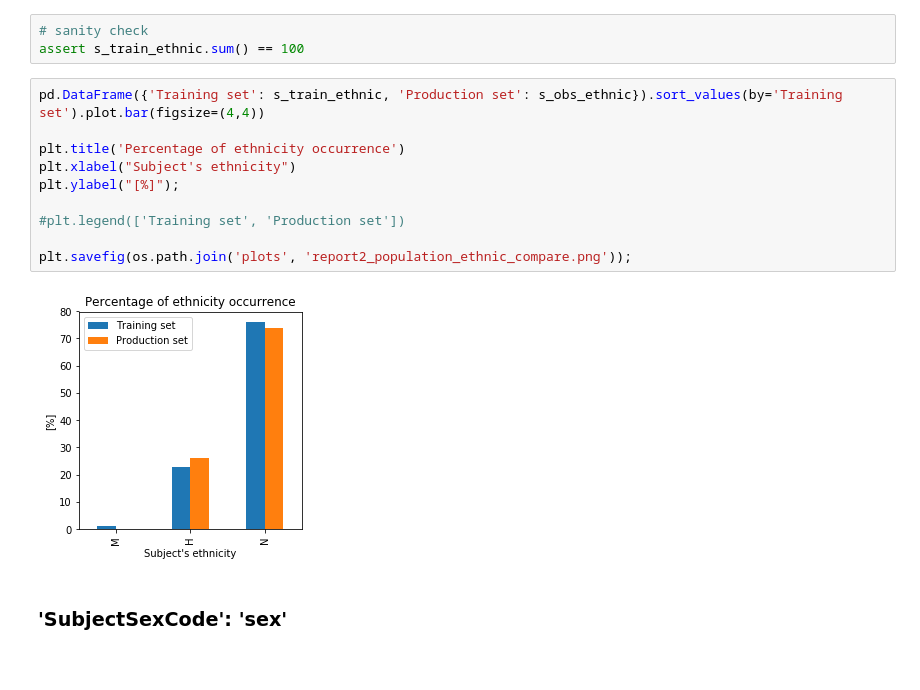
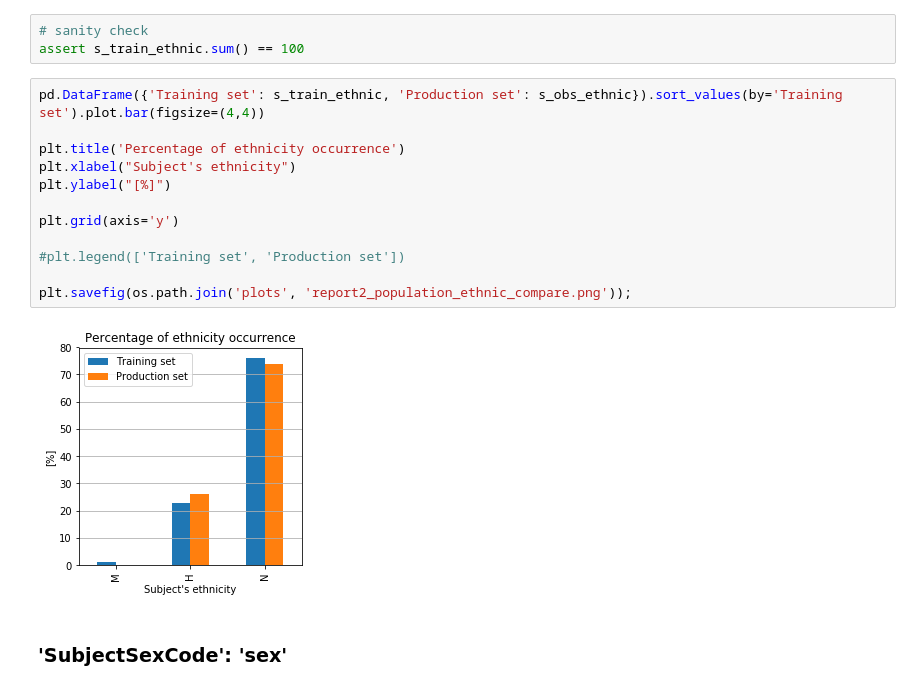
Before and after one commit to jnpicao/LDSSA-batch3-workspace, a Jupyter notebook: Capstone/heroku_model_results_assessment.ipynb, the cells around one changed output. Drawn from its saved outputs; the diff is of its cells as text.

```diff
--- a/Capstone/heroku_model_results_assessment.ipynb
+++ b/Capstone/heroku_model_results_assessment.ipynb
@@ -742,15 +746,17 @@ assert s_train_ethnic.sum() == 100
 # %%
 pd.DataFrame({'Training set': s_train_ethnic, 'Production set': s_obs_ethnic}).sort_values(by='Training set').plot.bar(figsize=(4,4))
 
 plt.title('Percentage of ethnicity occurrence')
 plt.xlabel("Subject's ethnicity")
-plt.ylabel("[%]");
+plt.ylabel("[%]")
+
+plt.grid(axis='y')
 
 #plt.legend(['Training set', 'Production set'])
 
 plt.savefig(os.path.join('plots', 'report2_population_ethnic_compare.png'));
 # %% [output]
-[figure, old version]
+[figure, new version]
 # %% [markdown]
 ### 'SubjectSexCode': 'sex'
 # %%
```
Also changed, not shown: parts of 10 cells of this notebook.
